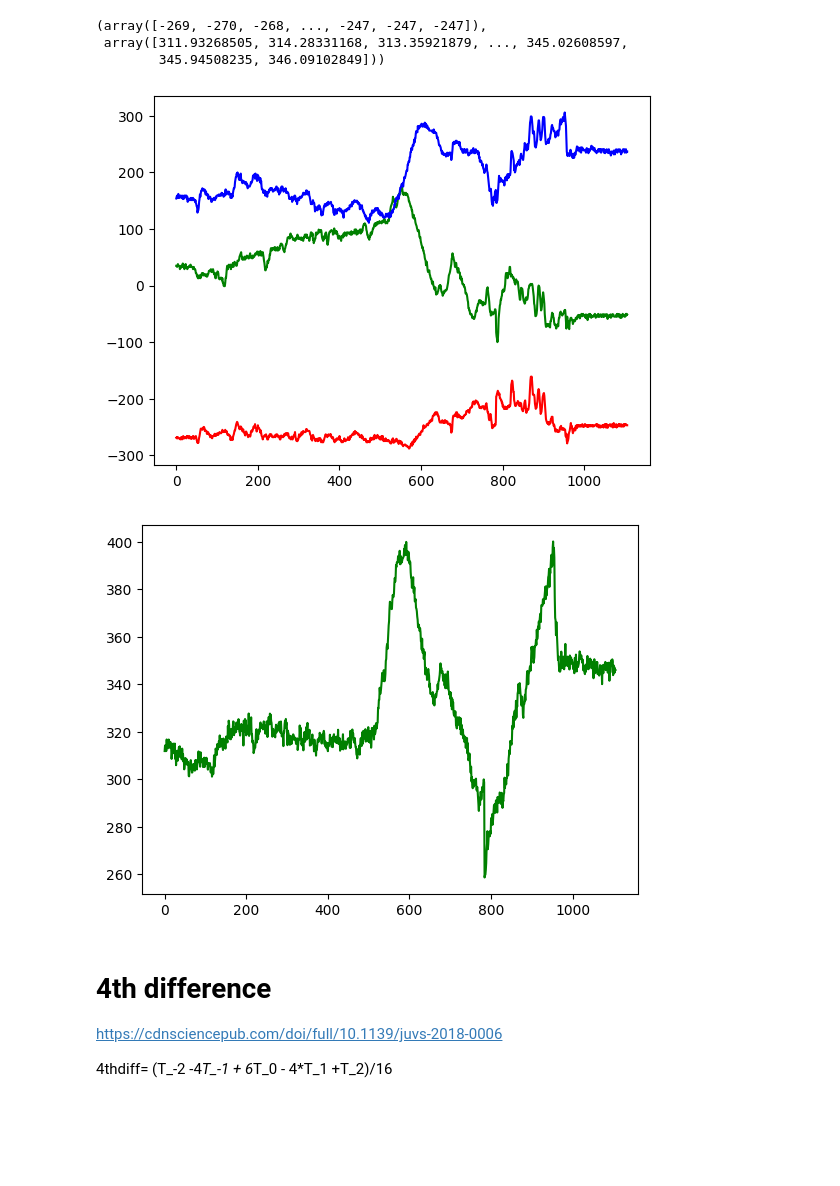
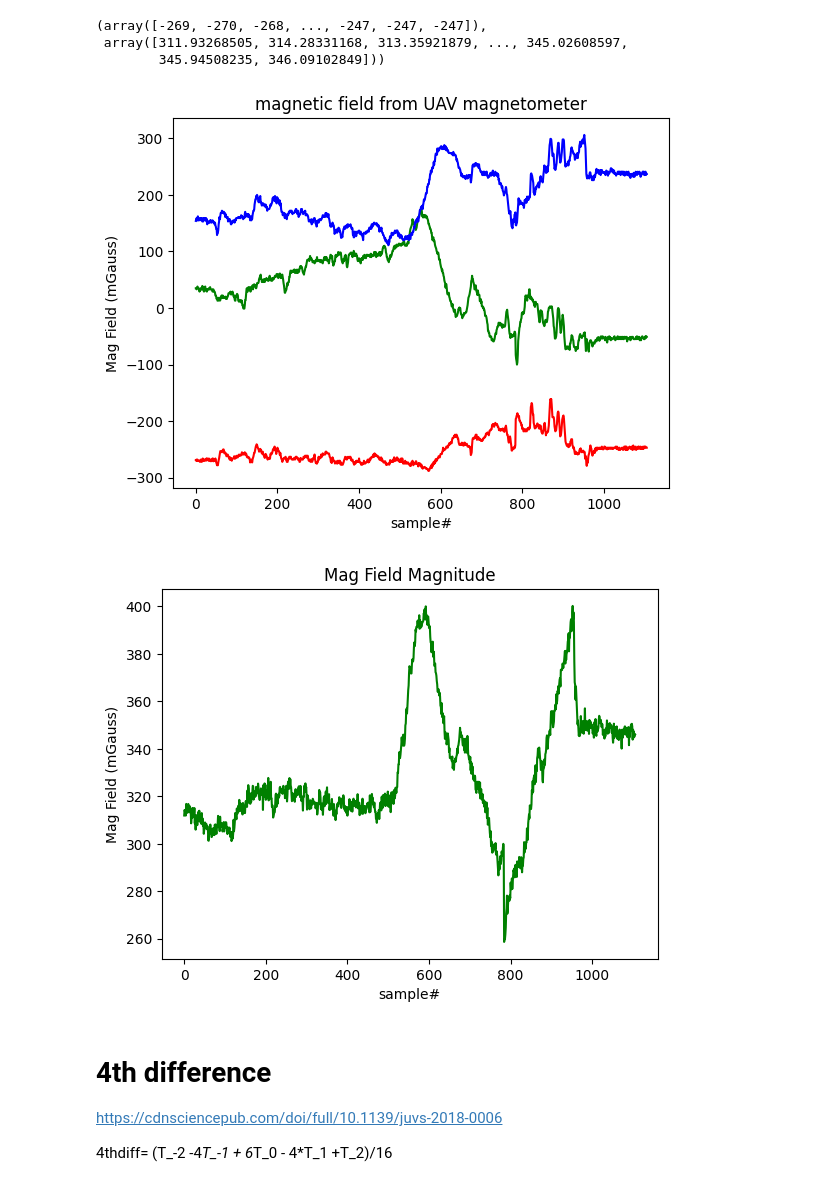
Before and after one commit to diplodocuslongus/ardupilot2know, a Jupyter notebook: param_log_msg/load_ardupilot_bin_log_mag_gps_train.ipynb, the cells around one changed output. Drawn from its saved outputs; the diff is of its cells as text; code cells hidden in the pictures; blank space fills up the shorter version.

```diff
--- a/param_log_msg/load_ardupilot_bin_log_mag_gps_train.ipynb
+++ b/param_log_msg/load_ardupilot_bin_log_mag_gps_train.ipynb
@@ -53,7 +53,7 @@ FULLNAME = f'{PATH2FILES}/{LOGNAME}'
 # %%
 
 # parser = Ardupilot.parse(FULLNAME,types=['XKF1','XKF2','GPS','VISP', 'VISV', 'NOT_A_MESSAGE']) # adding a type not present in the log don't raise an error
-parser = Ardupilot.parse(FULLNAME,types=['XKF1','XKF2','GPS','VISP','MAG','IMU','XKY0'])
+parser = Ardupilot.parse(FULLNAME,types=['XKF1','XKF2','GPS','VISP','MAG','IMU','XKY0','MODE'])
 # %%
 mydf = parser.dfs['PARM']
 print(mydf[mydf['Name'].str.contains('KF')])
@@ -494,24 +525,32 @@ magx1,magm1
 # %%
 fig,ax = plt.subplots(1)
 ax.plot(magx1,'r')
 # ax.plot(magx1[300:400],'r')
 # ax.plot(-100*mag_health[1300:1400],'g')
 ax.plot(magy1,'g')
 ax.plot(magz1,'b')
-plt.savefig("magx_from_log_with_train.png", format='png')
+ax.set_title('magnetic field from UAV magnetometer')
+ax.set_xlabel('sample#')
+ax.set_ylabel('Mag Field (mGauss)')
+plt.savefig("magxyz_from_log_with_train.png", format='png')
 # plt.savefig("magx_from_log_with_train_zoomin.png", format='png')
 plt.show()
 # %% [output]
-[figure, old version]
+[figure, new version]
 # %%
 fig,ax = plt.subplots(1)
 ax.plot(magm1,'g')
+ax.set_title('Mag Field Magnitude')
+ax.set_xlabel('sample#')
+ax.set_ylabel('Mag Field (mGauss)')
 # ax.plot(magx[:100],'r')
 # ax.plot(magy,'g')
 # ax.plot(magz[:100],'b')
+plt.savefig("magfield_magnitude_from_log_with_train.png", format='png')
+
 plt.show()
 # %% [output]
-[figure, old version]
+[figure, new version]
 # %% [markdown]
 # 4th difference
 
```
Also changed, not shown: parts of 16 cells of this notebook, 4 other files.
